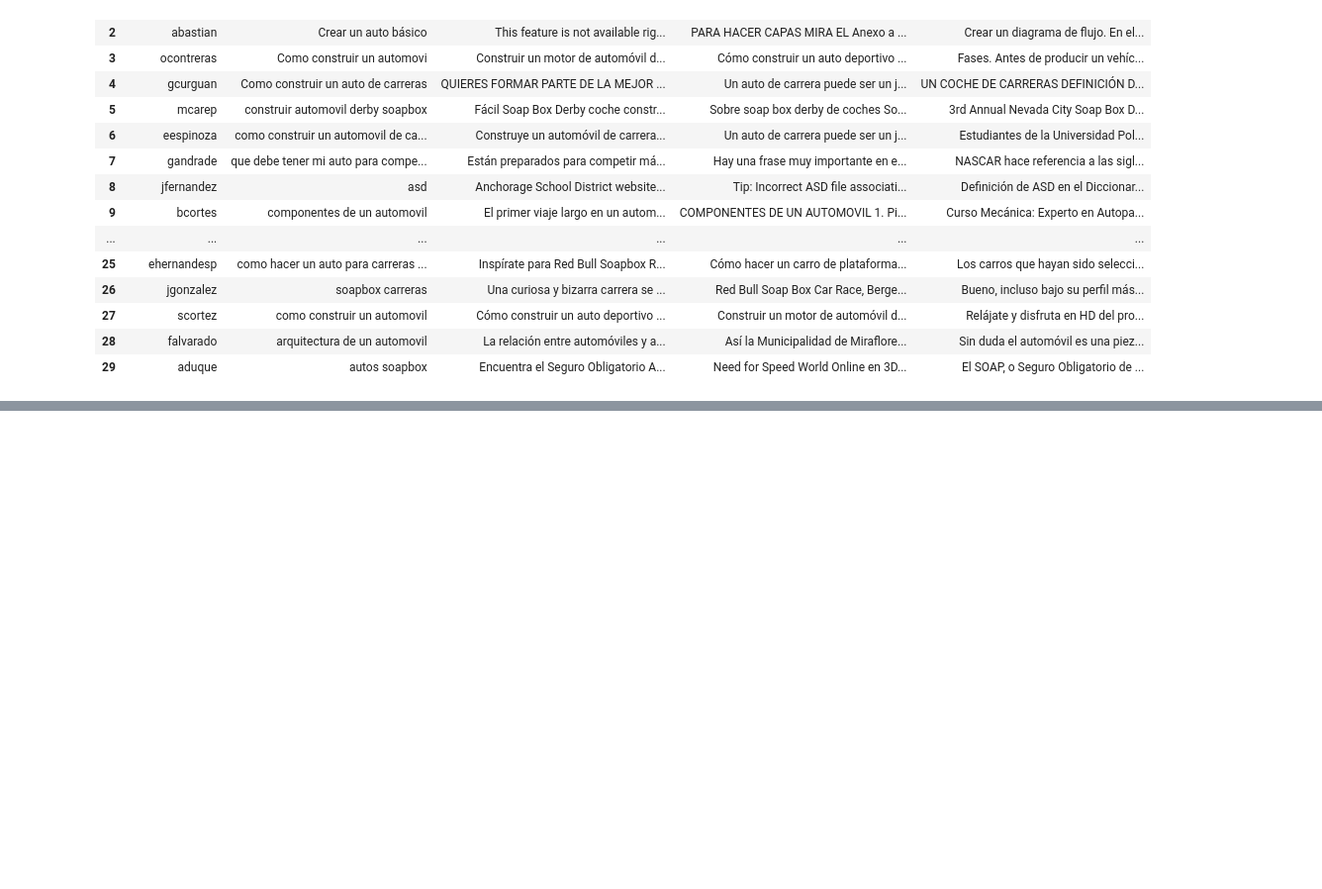
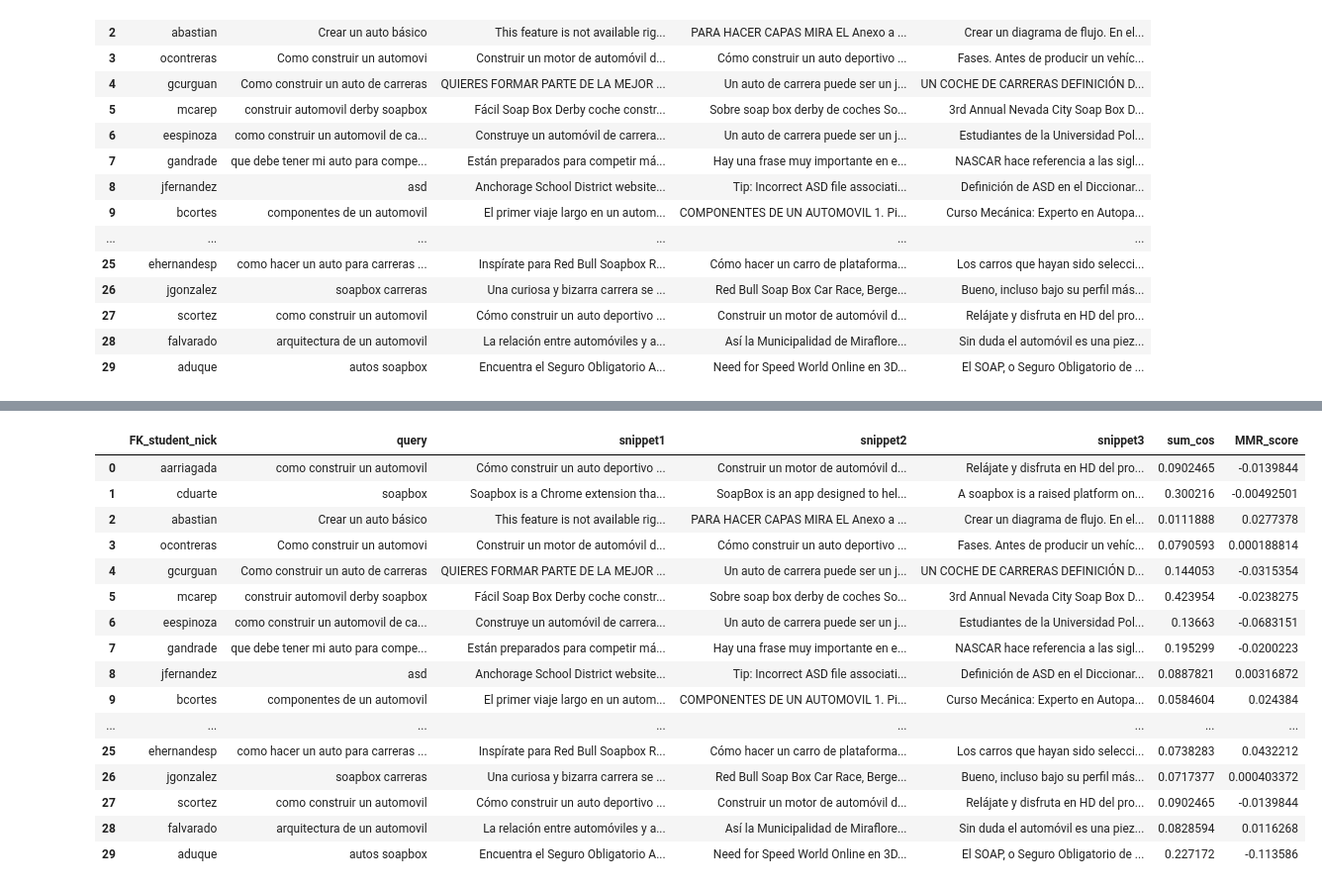
Before and after one commit to eidepozo/expansion_semantica, a Jupyter notebook: 05B_participantes.ipynb, the cells around one changed output, grey strips where cells are left out. Shown at 99% size. Drawn from its saved outputs; the diff is of its cells as text; code cells hidden in the pictures; blank space fills up the shorter version.

```diff
--- a/05B_participantes.ipynb
+++ b/05B_participantes.ipynb
@@ -39,0 +64,9 @@ df
+# %%
+df['sum_cos'] = "" # arreglo
+# %%
+# estimación del "puntaje del coseno" = suma de similaridad entre snippets por usuario
+# a medida que disminuye mayor es la diversidad
+for i in range(S.shape[0]):
+    df['sum_cos'][i] = S[i][1,2] + S[i][1,3] + S[i][2,3]
+# %%
+df['MMR_score'] = ""
@@ -40 +75,25 @@ df
+# %%
+for i in range(S.shape[0]):
+    selected = MMR_score(S[i])
+    df['MMR_score'][i] = list(selected.values())[1] + list(selected.values())[2]
+# %%
+df
+# %% [output]
+|  | FK_student_nick | query | snippet1 | snippet2 | snippet3 | sum_cos | MMR_score |
+| 0 | aarriagada | como construir un automovil | Cómo construir un auto deportivo ... | Construir un motor de automóvil d... | Relájate y disfruta en HD del pro... | 0.0902465 | -0.0139844 |
+| 1 | cduarte | soapbox | Soapbox is a Chrome extension tha... | SoapBox is an app designed to hel... | A soapbox is a raised platform on... | 0.300216 | -0.00492501 |
+| 2 | abastian | Crear un auto básico | This feature is not available rig... | PARA HACER CAPAS MIRA EL Anexo a ... | Crear un diagrama de flujo. En el... | 0.0111888 | 0.0277378 |
+| 3 | ocontreras | Como construir un automovi | Construir un motor de automóvil d... | Cómo construir un auto deportivo ... | Fases. Antes de producir un vehíc... | 0.0790593 | 0.000188814 |
+| 4 | gcurguan | Como construir un auto de carreras | QUIERES FORMAR PARTE DE LA MEJOR ... | Un auto de carrera puede ser un j... | UN COCHE DE CARRERAS DEFINICIÓN D... | 0.144053 | -0.0315354 |
+| 5 | mcarep | construir automovil derby soapbox | Fácil Soap Box Derby coche constr... | Sobre soap box derby de coches So... | 3rd Annual Nevada City Soap Box D... | 0.423954 | -0.0238275 |
+| 6 | eespinoza | como construir un automovil de ca... | Construye un automóvil de carrera... | Un auto de carrera puede ser un j... | Estudiantes de la Universidad Pol... | 0.13663 | -0.0683151 |
+| 7 | gandrade | que debe tener mi auto para compe... | Están preparados para competir má... | Hay una frase muy importante en e... | NASCAR hace referencia a las sigl... | 0.195299 | -0.0200223 |
+| 8 | jfernandez | asd | Anchorage School District website... | Tip: Incorrect ASD file associati... | Definición de ASD en el Diccionar... | 0.0887821 | 0.00316872 |
+| 9 | bcortes | componentes de un automovil | El primer viaje largo en un autom... | COMPONENTES DE UN AUTOMOVIL 1. Pi... | Curso Mecánica: Experto en Autopa... | 0.0584604 | 0.024384 |
+| ... | ... | ... | ... | ... | ... | ... | ... |
+| 25 | ehernandesp | como hacer un auto para carreras ... | Inspírate para Red Bull Soapbox R... | Cómo hacer un carro de plataforma... | Los carros que hayan sido selecci... | 0.0738283 | 0.0432212 |
+| 26 | jgonzalez | soapbox carreras | Una curiosa y bizarra carrera se ... | Red Bull Soap Box Car Race, Berge... | Bueno, incluso bajo su perfil más... | 0.0717377 | 0.000403372 |
+| 27 | scortez | como construir un automovil | Cómo construir un auto deportivo ... | Construir un motor de automóvil d... | Relájate y disfruta en HD del pro... | 0.0902465 | -0.0139844 |
+| 28 | falvarado | arquitectura de un automovil | La relación entre automóviles y a... | Así la Municipalidad de Miraflore... | Sin duda el automóvil es una piez... | 0.0828594 | 0.0116268 |
+| 29 | aduque | autos soapbox | Encuentra el Seguro Obligatorio A... | Need for Speed World Online en 3D... | El SOAP, o Seguro Obligatorio de ... | 0.227172 | -0.113586 |
 # %%
```
Also changed, not shown: parts of 10 cells of this notebook, 16 other files.
